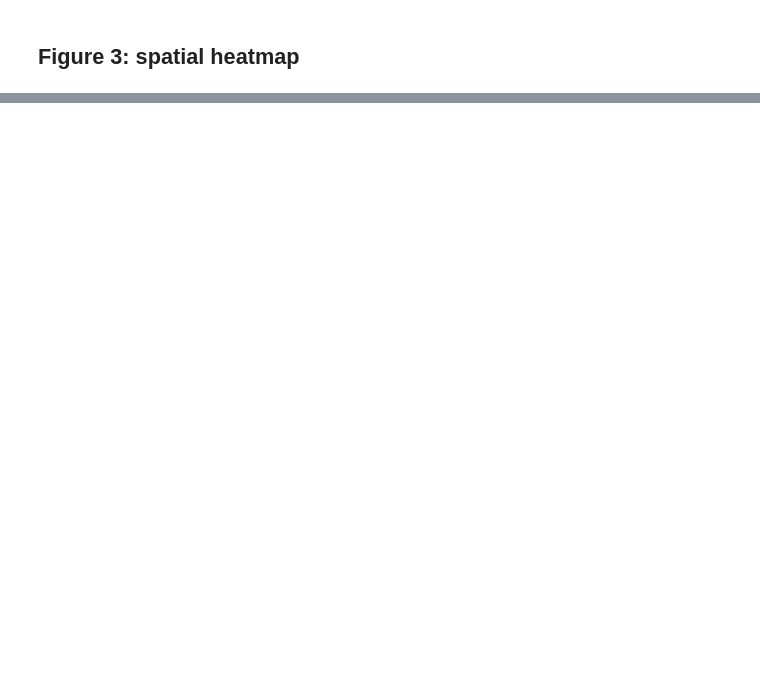
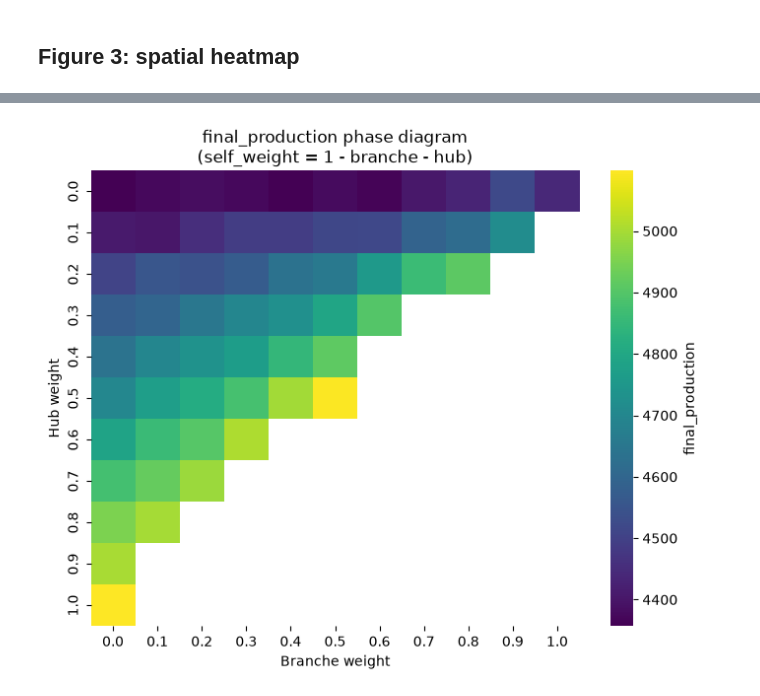
Before and after one commit to betsplie/mbdm, a Jupyter notebook: ABM project/analysis.ipynb, the cells around one changed output, grey strips where cells are left out. Cells and saved outputs as stored; diff of their text form; code cells hidden in the pictures; blank space fills up the shorter version.

```diff
--- a/ABM project/analysis.ipynb
+++ b/ABM project/analysis.ipynb
@@ -178,20 +169,12 @@ for ax, scenario in zip(axes,RULES.keys()):
     cfg.scenario = scenario
     hist, park = run_scenario(cfg,42)
 
-    ax.plot(
-        [h["t"] for h in hist],
-        [h["net_load"] for h in hist],
-        label="net load"
-    )
-
-    ax.plot(
-        [h["t"] for h in hist],
-        [h["capacity"] for h in hist],
-        "--",
-        label="capacity"
-    )
-
-    ax.set_title(scenario)
+    final_util = (hist[-1]["net_load"] / hist[-1]["capacity"])
+    ax.plot([h["t"] for h in hist],[h["net_load"] for h in hist],label="Net load")
+    ax.plot([h["t"] for h in hist],[h["capacity"] for h in hist],"--",label="Capacity")
+    ax.set_title(f"{scenario}\nFinal utilisation: {final_util:.1%}")
+    ax.set_xlabel("Timestep")
+    ax.set_ylabel("Net load")
 
 plt.tight_layout()
 plt.show()
@@ -309,0 +244,48 @@ plt.show()
+# %%
+branches = np.arange(0, 1.05, 0.1)
+hubs = np.arange(0, 1.05, 0.1)
+
+runs_per_cell = 10
+#metric = "mean_utilization"
+#metric = "realized_expansion"
+#metric = "queue_length"
+metric = "final_production"
+# metric = "final_demand"
+
+heat = np.full((len(hubs),len(branches)),np.nan,)
+for i, hub in enumerate(tqdm(hubs)):
+    for j, branche in enumerate(branches):
+        self_weight = 1 - hub - branche
+        # invalid combinations
+        if self_weight < 0:
+            continue
+        values = []
+        for r in range(runs_per_cell):
+            cfg = Config(
+                scenario="COMBINED",
+                self_weight=self_weight,
+                branche_weight=branche,
+                hub_weight=hub,
+                seed=r,
+            )
+            hist, park = run_scenario(cfg,r,)
+            summary = summarize(hist,park,)
+            values.append(summary[metric])
+        heat[i, j] = np.mean(values)
+
+plt.figure(figsize=(8, 6))
+sns.heatmap(
+    heat,
+    xticklabels=np.round(branches, 2),
+    yticklabels=np.round(hubs, 2),
+    cmap="viridis",
+    cbar_kws={"label": metric}
+)
+
+plt.xlabel("Branche weight")
+plt.ylabel("Hub weight")
+plt.title(f"{metric} phase diagram\n" "(self_weight = 1 - branche - hub)")
+
+plt.show()
+# %% [output]
+[figure, added]
```
Also changed, not shown: parts of 23 cells of this notebook, 4 other files.
